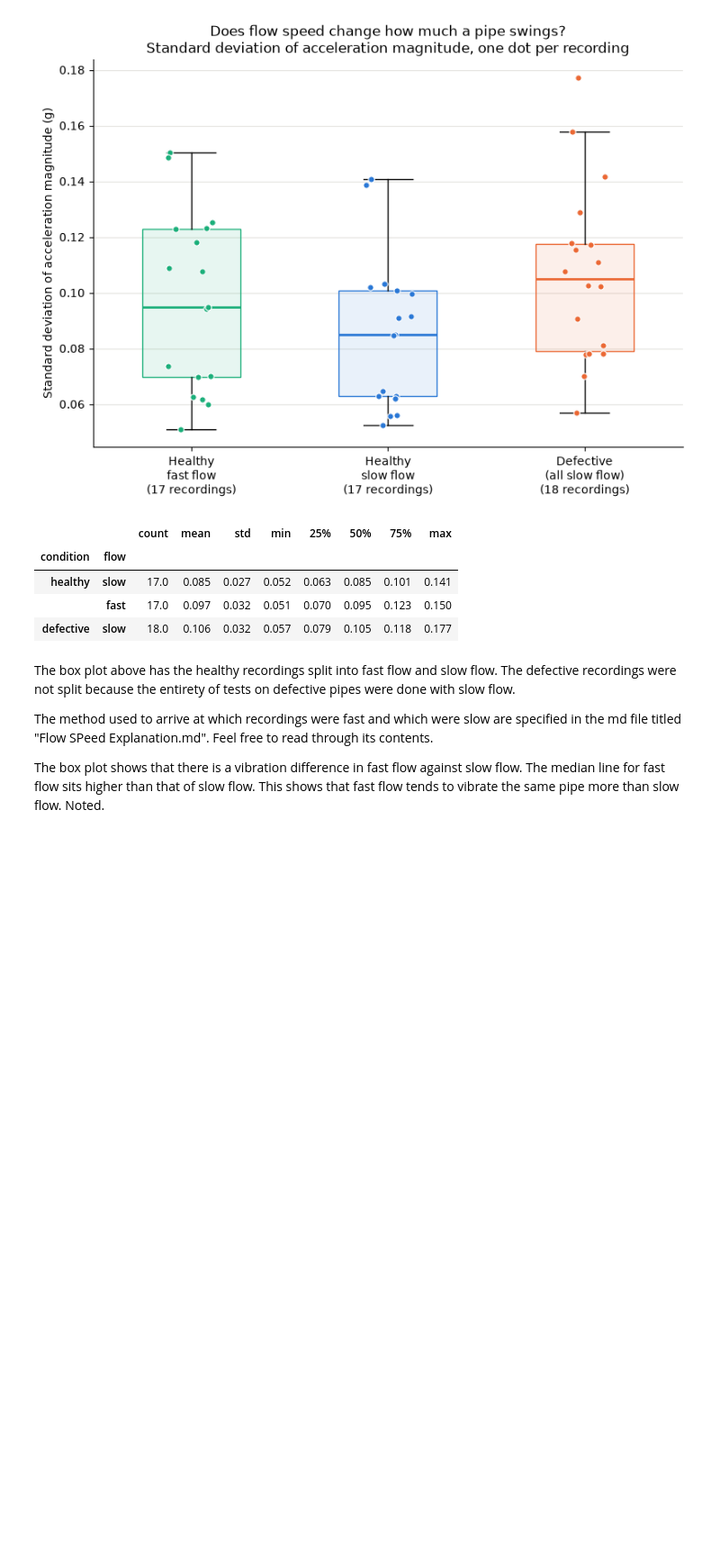
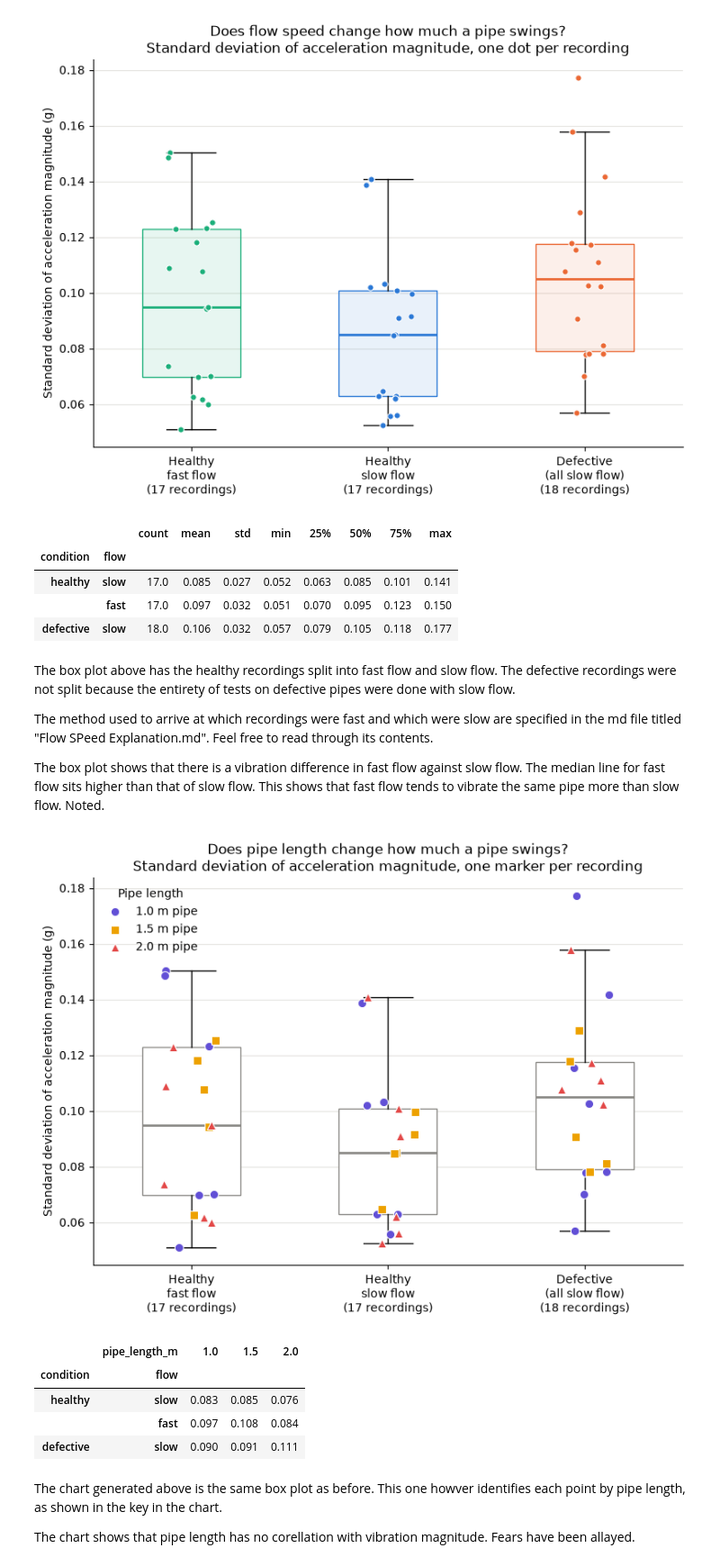
Before and after one commit to loteehenry/pipeline-leak-detection-ml, a Jupyter notebook: notebooks/exploration.ipynb, the cells around one changed output. Shown at 90% size. Drawn from its saved outputs; the diff is of its cells as text; code cells hidden in the pictures; blank space fills up the shorter version.

Commit message:
Box plot of the three categories with points labelled by pipe length

```diff
--- a/notebooks/exploration.ipynb
+++ b/notebooks/exploration.ipynb
@@ -391,3 +391,66 @@ The method used to arrive at which recordings were fast and which were slow are
 The box plot shows that there is a vibration difference in fast flow against slow flow. The median line for fast flow sits higher than that of slow flow. This shows that fast flow tends to vibrate the same pipe more than slow flow. Noted.
 # %%
 #color code dots in box plot by span file. this tells by length.
+
+# Same three boxes as above (healthy fast, healthy slow, defective), but now every dot is
+# coloured by the pipe length it was recorded on. Pipe lengths are from "Flow Speed Explanation.md":
+# span1 = 1.0 m, span2 = 1.5 m, span3 = 2.0 m.
+#
+# Each length gets its own colour AND its own marker shape, so they're easy to tell apart.
+# The boxes are plain grey here, because colour now means LENGTH, not group.
+
+recording_std["pipe_length_m"] = recording_std["span"].map({"span1": 1.0, "span2": 1.5, "span3": 2.0})
+
+LENGTH_STYLE = {
+    1.0: {"color": "#6250d6", "marker": "o"},  # violet circle
+    1.5: {"color": "#eda100", "marker": "s"},  # yellow square
+    2.0: {"color": "#e34948", "marker": "^"},  # red triangle
+}
+BOX_GREY = "#8a8985"
+
+fig, ax = plt.subplots(figsize=(8, 6))
+
+# `values` and `labels` come from the flow-speed cell above (same three groups, same order)
+boxes = ax.boxplot(values, tick_labels=labels, widths=0.5, patch_artist=True, showfliers=False)
+for box, median in zip(boxes["boxes"], boxes["medians"]):
+    box.set_facecolor("white")
+    box.set_edgecolor(BOX_GREY)
+    median.set_color(BOX_GREY)
+    median.set_linewidth(2)
+
+# One marker per recording, styled by pipe length
+rng = np.random.default_rng(0)
+for position, (_, mask, _) in enumerate(groups, start=1):
+    group = recording_std[mask].copy()
+    group["x"] = position + rng.uniform(-0.14, 0.14, size=len(group))  # sideways spread only
+    for length, style in LENGTH_STYLE.items():
+        part = group[group["pipe_length_m"] == length]
+        ax.scatter(part["x"], part["std_magnitude"], color=style["color"], marker=style["marker"],
+                   s=55, edgecolor="white", linewidth=0.8, zorder=3,
+                   label=f"{length} m pipe" if position == 1 else None)  # legend entry once
+
+ax.legend(title="Pipe length", frameon=False, loc="upper left")
+
+ax.set_title("Does pipe length change how much a pipe swings?\nStandard deviation of acceleration magnitude, one marker per recording")
+ax.set_ylabel("Standard deviation of acceleration magnitude (g)")
+ax.grid(axis="y", color="#e4e3df", linewidth=0.8)
+ax.set_axisbelow(True)
+ax.spines[["top", "right"]].set_visible(False)
+
+plt.tight_layout()
+plt.show()
+
+# Numbers behind the markers: median standard deviation for each group and pipe length
+recording_std.pivot_table(index=["condition", "flow"], columns="pipe_length_m",
+                          values="std_magnitude", aggfunc="median", sort=False).round(3)
+# %% [output]
+[figure, added]
+|  | pipe_length_m | 1.0 | 1.5 | 2.0 |
+| condition | flow |  |  |  |
+| healthy | slow | 0.083 | 0.085 | 0.076 |
+|  | fast | 0.097 | 0.108 | 0.084 |
+| defective | slow | 0.090 | 0.091 | 0.111 |
+# %% [markdown]
+The chart generated above is the same box plot as before. This one howver identifies each point by pipe length, as shown in the key in the chart.
+
+The chart shows that pipe length has no corellation with vibration magnitude. Fears have been allayed.
```
Also changed, not shown: 1 other file.
